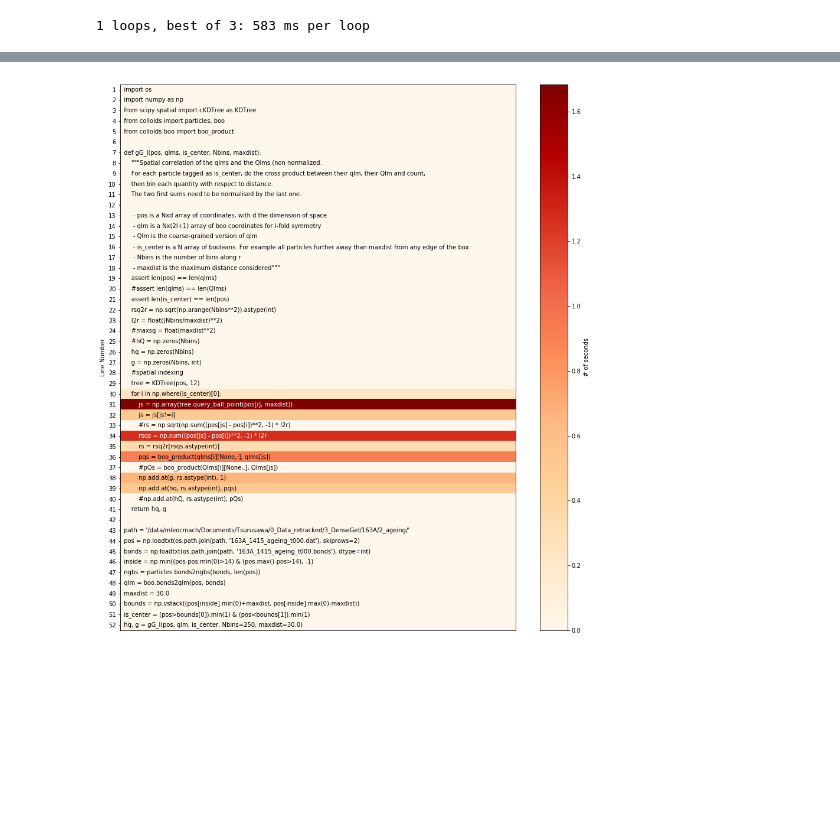
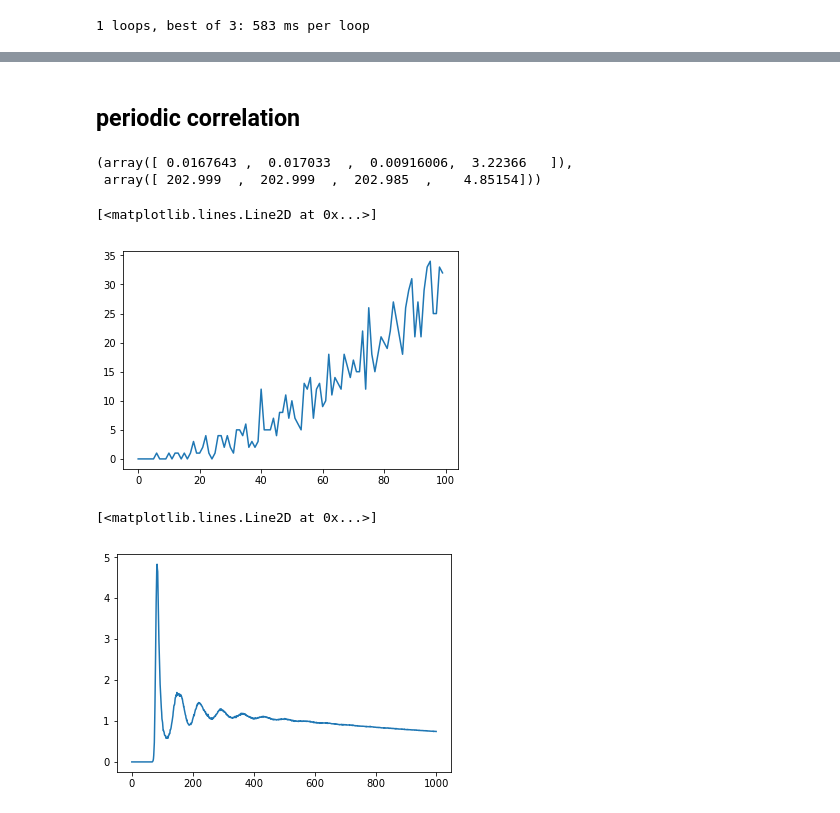
Before and after one commit to MathieuLeocmach/colloids, a Jupyter notebook: python/colloids/cython/boo.ipynb, the cells around one changed output, grey strips where cells are left out. Saved outputs shown, nothing was run; the diff lists cells and outputs as text; code cells hidden in the pictures; blank space fills up the shorter version.

```diff
--- a/python/colloids/cython/boo.ipynb
+++ b/python/colloids/cython/boo.ipynb
@@ -813,56 +793,16 @@ cython_gG_l(pos, qlm, Qlm, is_center, Nbins=250, maxdist=30.0)
-# %%
-%%heat
-import os
-import numpy as np
-from scipy.spatial import cKDTree as KDTree
-from colloids import particles, boo
-from colloids.boo import boo_product
-
-def gG_l(pos, qlms, is_center, Nbins, maxdist):
-    """Spatial correlation of the qlms and the Qlms (non normalized.
-    For each particle tagged as is_center, do the cross product between their qlm, their Qlm and count,
-    then bin each quantity with respect to distance.
-    The two first sums need to be normalised by the last one.
-
-     - pos is a Nxd array of coordinates, with d the dimension of space
-     - qlm is a Nx(2l+1) array of boo coordinates for l-fold symmetry
-     - Qlm is the coarse-grained version of qlm
-     - is_center is a N array of booleans. For example all particles further away than maxdist from any edge of the box.
-     - Nbins is the number of bins along r
-     - maxdist is the maximum distance considered"""
-    assert len(pos) == len(qlms)
-    #assert len(qlms) == len(Qlms)
-    assert len(is_center) == len(pos)
-    rsq2r = np.sqrt(np.arange(Nbins**2)).astype(int)
-    l2r = float((Nbins/maxdist)**2)
-    #maxsq = float(maxdist**2)
-    #hQ = np.zeros(Nbins)
-    hq = np.zeros(Nbins)
-    g = np.zeros(Nbins, int)
-    #spatial indexing
-    tree = KDTree(pos, 12)
-    for i in np.where(is_center)[0]:
-        js = np.array(tree.query_ball_point(pos[i], maxdist))
-        js = js[js!=i]
-        #rs = np.sqrt(np.sum((pos[js] - pos[i])**2, -1) * l2r)
-        rsqs = np.sum((pos[js] - pos[i])**2, -1) * l2r
-        rs = rsq2r[rsqs.astype(int)]
-        pqs = boo_product(qlms[i][None,:], qlms[js])
-        #pQs = boo_product(Qlms[i][None,:], Qlms[js])
-        np.add.at(g, rs.astype(int), 1)
-        np.add.at(hq, rs.astype(int), pqs)
-        #np.add.at(hQ, rs.astype(int), pQs)
-    return hq, g
-
-path = '/data/mleocmach/Documents/Tsurusawa/0_Data_retracked/3_DenseGel/163A/2_ageing/'
-pos = np.loadtxt(os.path.join(path, '163A_1415_ageing_t000.dat'), skiprows=2)
-bonds = np.loadtxt(os.path.join(path, '163A_1415_ageing_t000.bonds'), dtype=int)
-inside = np.min((pos-pos.min(0)>14) & (pos.max()-pos>14), -1)
-ngbs = particles.bonds2ngbs(bonds, len(pos))
-qlm = boo.bonds2qlm(pos, bonds)
-maxdist = 30.0
-bounds = np.vstack((pos[inside].min(0)+maxdist, pos[inside].max(0)-maxdist))
-is_center = (pos>bounds[0]).min(1) & (pos<bounds[1]).min(1)
-hq, g = gG_l(pos, qlm, is_center, Nbins=250, maxdist=30.0)
-# %% [output]
-[figure, removed]
+# %% [markdown]
+## periodic correlation
+# %%
+pos = np.loadtxt('../../../multiscale/test_input/3d_6_0.54_0.dat')
+# %%
+pos.min(0), pos.max(0)
+# %% [output]
+(array([ 0.0167643 ,  0.017033  ,  0.00916006,  3.22366   ]),
+ array([ 202.999  ,  202.999  ,  202.985  ,    4.85154]))
+# %%
+g = periodic.get_rdf(0, pos[:,:-1], 100, 203.0)
+# %%
+plt.plot(g)
+# %% [output]
+[<matplotlib.lines.Line2D at 0x...>]
+[figure, added]
@@ -868,0 +811,5 @@ hq, g = gG_l(pos, qlm, is_center, Nbins=250, maxdist=30.0)
+# %%
+plt.plot(g.mean(0)*203**3/len(pos)/(4/3*np.pi*np.diff((np.arange(1001)/1001.*203./2)**3)))
+# %% [output]
+[<matplotlib.lines.Line2D at 0x...>]
+[figure, added]
```
Also changed, not shown: parts of 14 cells of this notebook, 1 other file.
